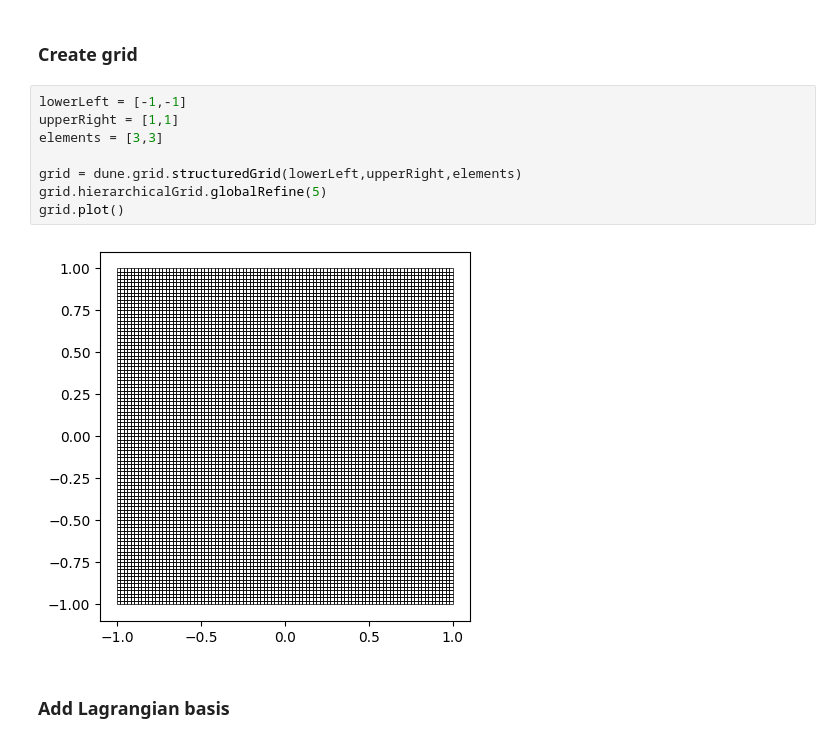
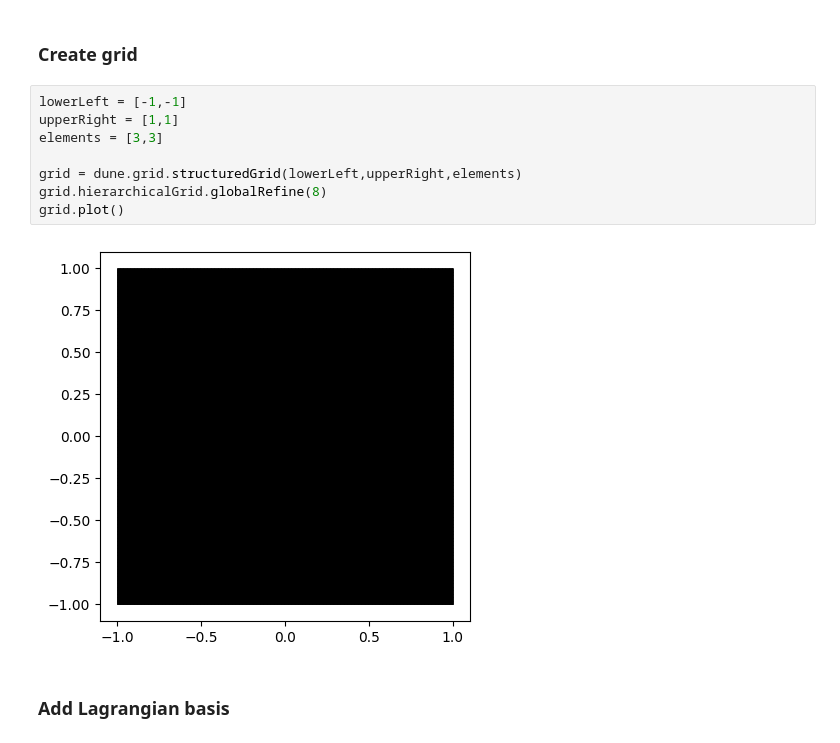
Before and after one commit to rath3t/visualStudioCodeAndIkarus, a Jupyter notebook: linearElasticity.ipynb, the cells around one changed output. Drawn from its saved outputs; the diff is of its cells as text.

```diff
--- a/linearElasticity.ipynb
+++ b/linearElasticity.ipynb
@@ -38,13 +38,13 @@ from dune.vtk import  vtkWriter
 # %%
 lowerLeft = [-1,-1]
 upperRight = [1,1]
 elements = [3,3]
 
 grid = dune.grid.structuredGrid(lowerLeft,upperRight,elements)
-grid.hierarchicalGrid.globalRefine(5)
+grid.hierarchicalGrid.globalRefine(8)
 grid.plot()
 # %% [output]
-[figure, old version]
+[figure, new version]
 # %% [markdown]
 ### Add Lagrangian basis
 # %%
```
Also changed, not shown: parts of 6 cells of this notebook, 4 other files.
